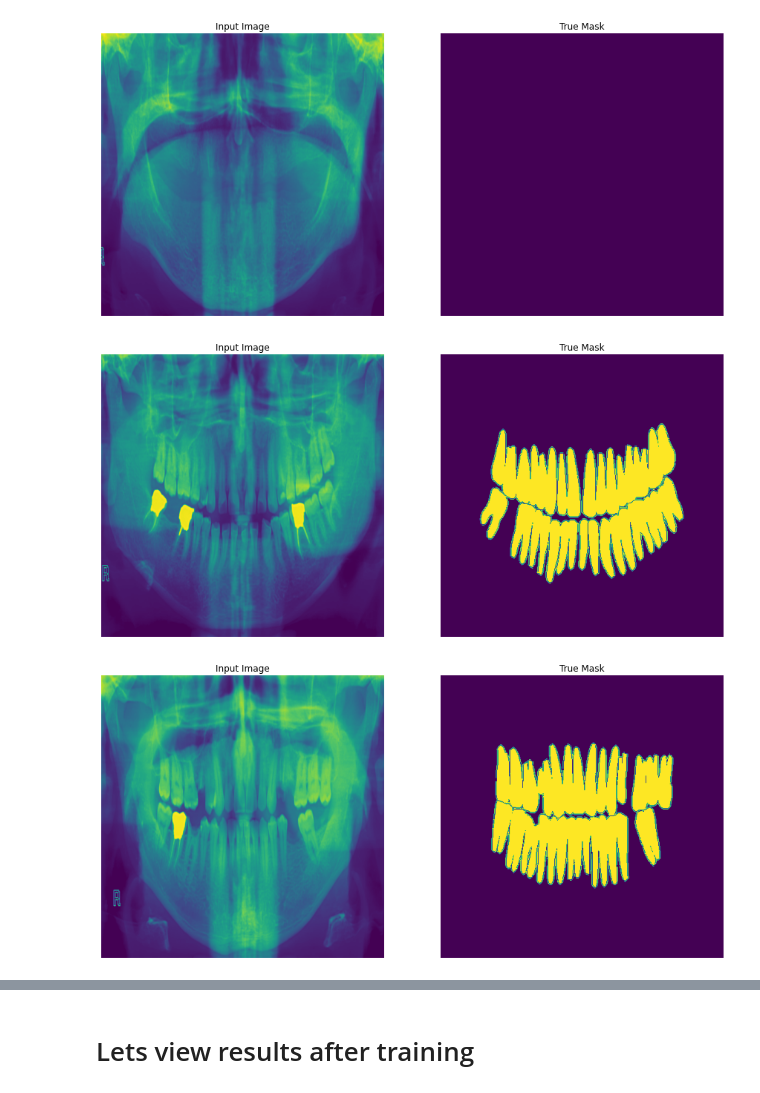
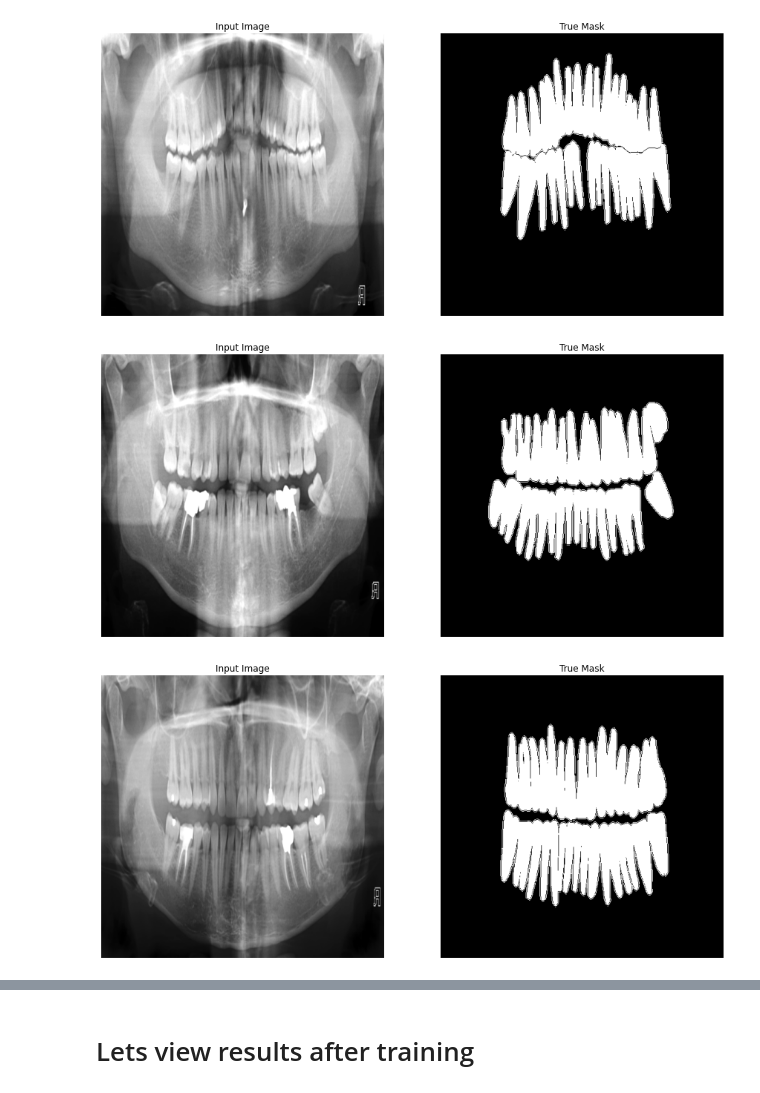
Before and after one commit to akurlej/DentalML, a Jupyter notebook: Example.ipynb, the cells around one changed output, grey strips where cells are left out. Saved outputs shown, nothing was run; the diff lists cells and outputs as text; code cells hidden in the pictures.

```diff
--- a/Example.ipynb
+++ b/Example.ipynb
@@ -18,6 +18,10 @@ DATA_SPLIT = 1
 OPTIMIZER = "adam"
 LOSS = "binary_crossentropy"
 METRICS = ["accuracy"]
+BATCH_SIZE = 16
+IMAGE_SHAPE = (512,512,1)
+KFOLD  = 3 #MUST BE >=2
+EPOCHS = 2
 # %%
 if not os.path.isdir(dataPath) or not os.path.isdir(maskPath):
     #untar the data if it hasnt been
@@ -26,14 +30,14 @@ if not os.path.isdir(dataPath) or not os.path.isdir(maskPath):
         file.extractall(os.path.join(".","Data"))
 # %%
 # LOAD DATASET AS TF DATASET
-dataset = generate_dataset(dataPath, dataType, seed=SEED, img_shape = [512,512])
-for element in dataset.take(3):
-    image_shape = element["image"].numpy().shape
-    display_mask_image([element["image"],element["mask"]])
-
-dataset = [(element["image"],element["mask"]) for element in dataset]
+dataset = generate_dataset(dataPath, dataType, seed=SEED, img_shape = IMAGE_SHAPE, batch_size = BATCH_SIZE,
+                          kfold = KFOLD)
+print("# Folds = {}".format(len(dataset)))
+for element in dataset[0].take(1): #take a batch
+    for b in range(min(3,BATCH_SIZE)): #now have a tuple
+        display_mask_image([element[0][b],element[1][b]])
 
 #for some reason, passing the dataset directly into the model is giving me all sorts of trouble, let us instead
-xtrain = np.array([x[0] for x in dataset])
-ytrain = np.array([x[1] for x in dataset])
+#xtrain = np.array([x[0] for x in dataset])
+#ytrain = np.array([x[1] for x in dataset])
 # %% [output]
@@ -45,4 +50,4 @@ Metal device set to: Apple M1 Pro
-[figure, old version]
+[figure, new version]
-[figure, old version]
+[figure, new version]
-[figure, old version]
+[figure, new version]
 # %%
```
Also changed, not shown: parts of 11 cells of this notebook, 1 other file.
